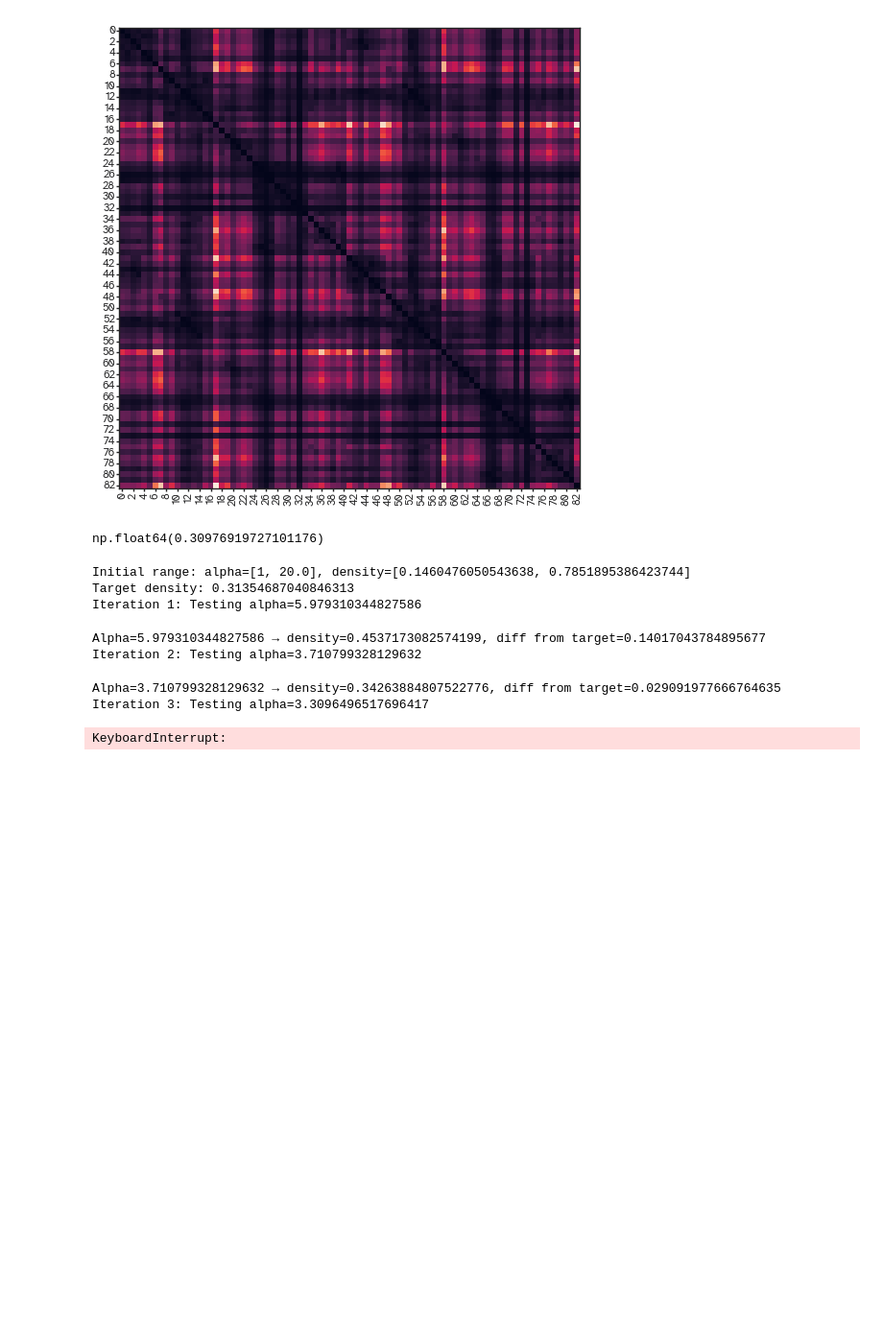
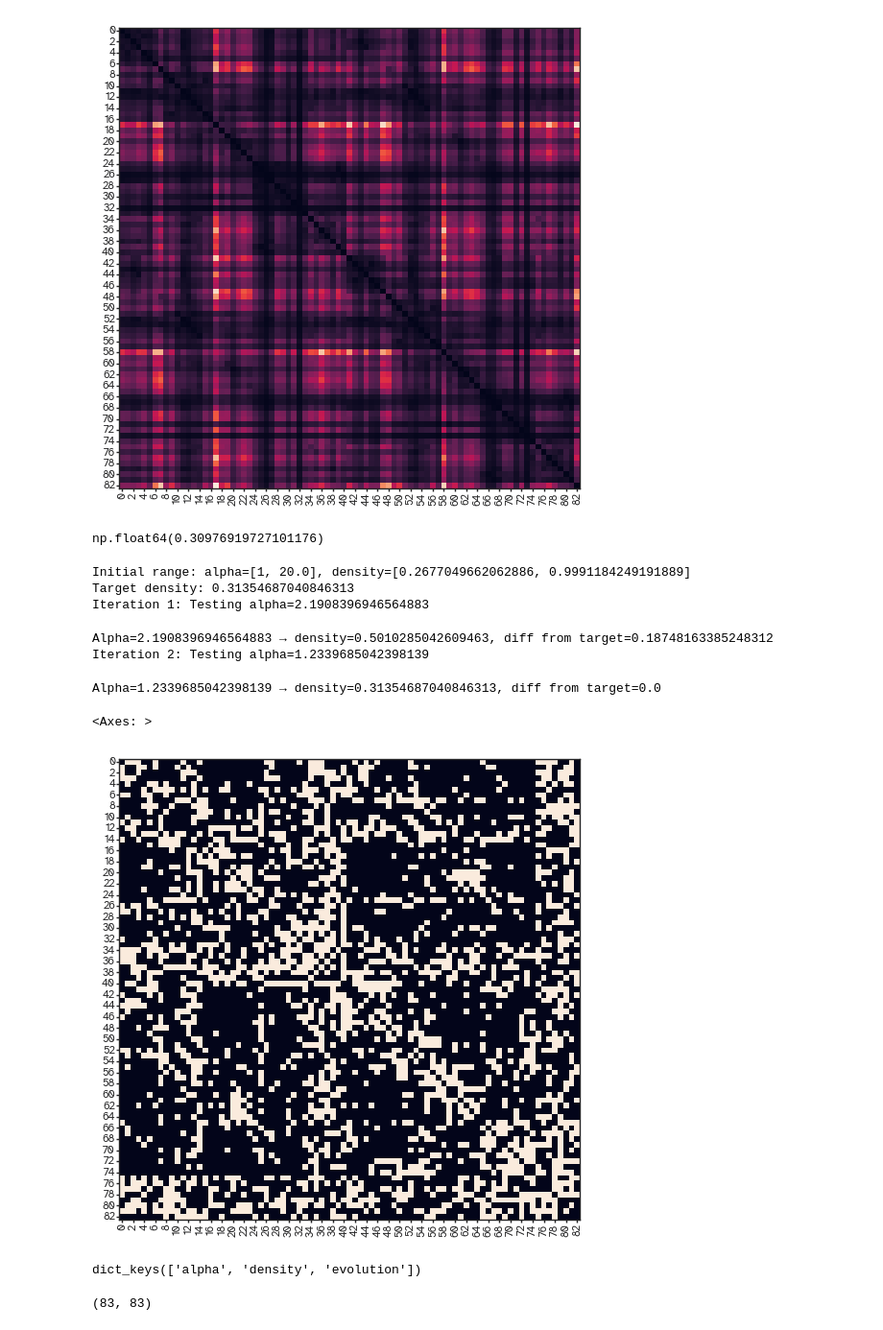
Before and after one commit to kuffmode/YANAT, a Jupyter notebook: examples/generative.ipynb, the cells around one changed output. Shown: that part at 96% size. Drawn from its saved outputs; the diff is of its cells as text; code cells hidden in the pictures; blank space fills up the shorter version.

```diff
--- a/examples/generative.ipynb
+++ b/examples/generative.ipynb
@@ -102,21 +109,24 @@ noise_vec = np.zeros(n_iterations)
 penalty_vec = np.zeros(n_iterations)
 batch_size_vec = np.full(n_iterations, 10)
 # %%
-_=gen.find_optimal_alpha(coordinates=coordinates,
-    wiring_distance_matrix=normalized_dist_matrix,
+result=gen.find_optimal_alpha(
+    distance_matrix=ut.log_normalize(euclidean_distance),
     empirical_connectivity=connectivity,
     distance_fn=gen.propagation_distance,
-    n_iterations=3_000,
+    n_iterations=500,
     alpha_range=(1, 20.0),
     max_search_iterations=10,
     tolerance=0.01,
-    batch_size=10)
+    batch_size=50)
 # %% [output]
-Initial range: alpha=[1, 20.0], density=[0.1460476050543638, 0.7851895386423744]
+Initial range: alpha=[1, 20.0], density=[0.2677049662062886, 0.9991184249191889]
 Target density: 0.31354687040846313
-Iteration 1: Testing alpha=5.979310344827586
+Iteration 1: Testing alpha=2.1908396946564883
-Alpha=5.979310344827586 → density=0.4537173082574199, diff from target=0.14017043784895677
-Iteration 2: Testing alpha=3.710799328129632
+Alpha=2.1908396946564883 → density=0.5010285042609463, diff from target=0.18748163385248312
+Iteration 2: Testing alpha=1.2339685042398139
-Alpha=3.710799328129632 → density=0.34263884807522776, diff from target=0.029091977666764635
-Iteration 3: Testing alpha=3.3096496517696417
+Alpha=1.2339685042398139 → density=0.31354687040846313, diff from target=0.0
-KeyboardInterrupt:
+# %%
+viz.plot_matrix(result["evolution"][...,-1])
+# %% [output]
+<Axes: >
+[figure, added]
@@ -122,0 +135,8 @@ KeyboardInterrupt:
+# %%
+result.keys()
+# %% [output]
+dict_keys(['alpha', 'density', 'evolution'])
+# %%
+result["evolution"][:,:,0].shape
+# %% [output]
+(83, 83)
```
Also changed, not shown: parts of 13 cells of this notebook, 2 other files.
